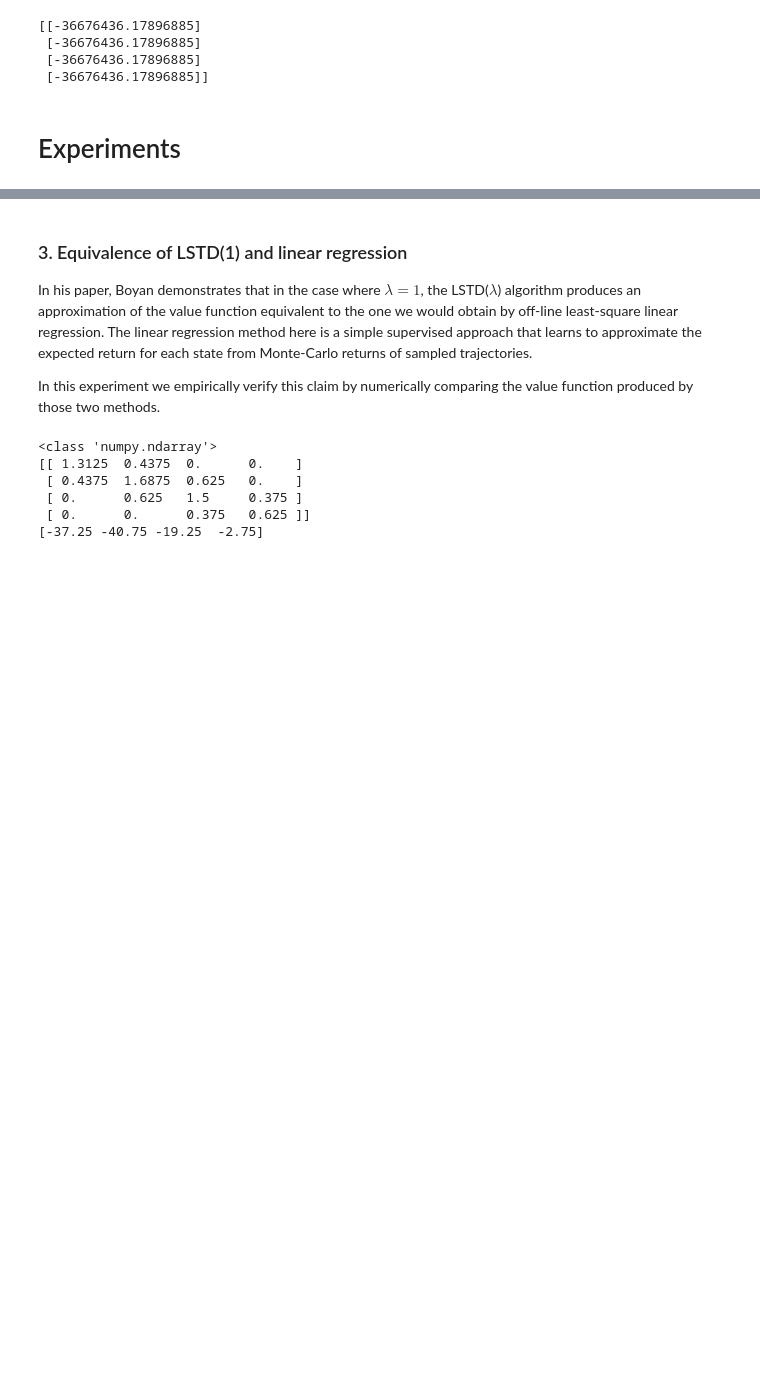
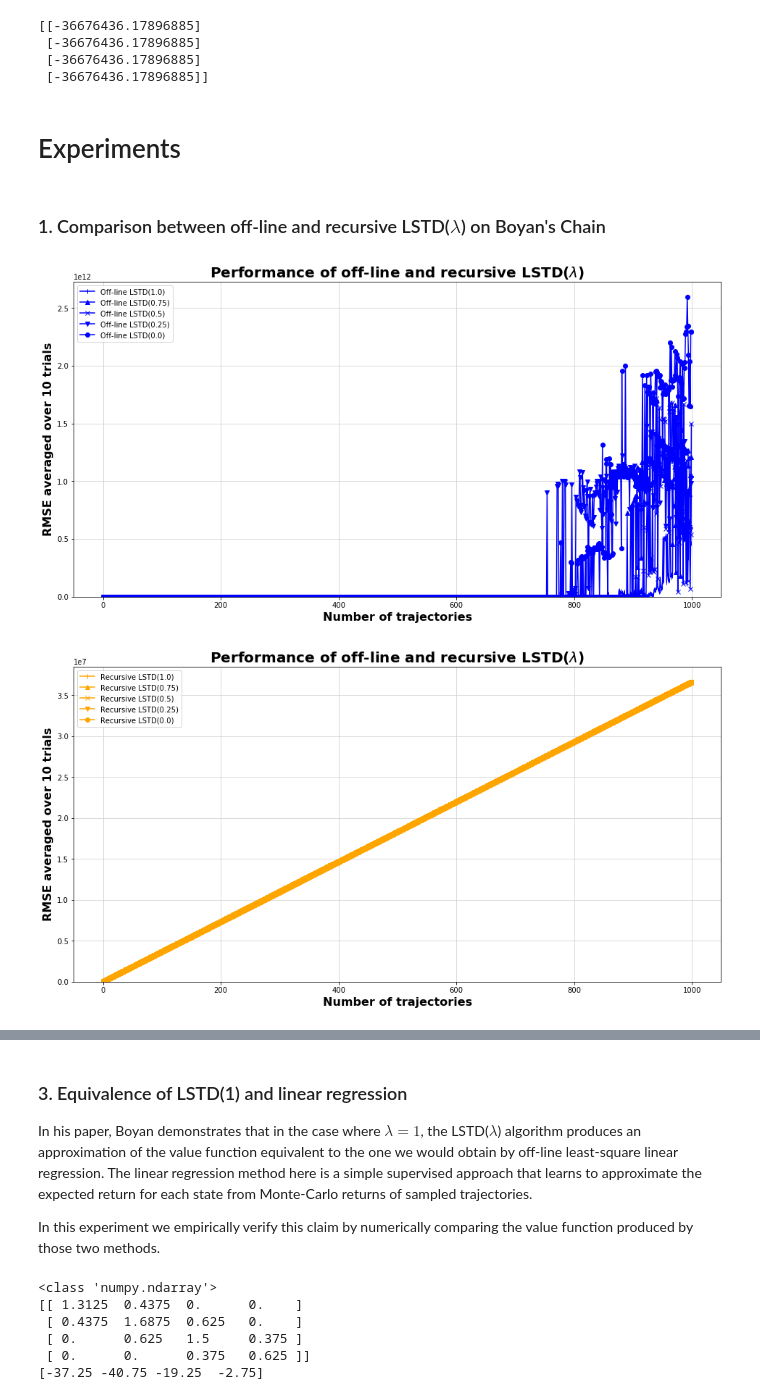
Before and after one commit to julienroy13/COMP767-assignments, a Jupyter notebook: Week4-FunctionApproximation/LSTD_lambda.ipynb, the cells around one changed output, grey strips where cells are left out. Saved outputs shown, nothing was run; the diff lists cells and outputs as text; code cells hidden in the pictures; blank space fills up the shorter version.

Commit message:
Made graphs for experiment on Boyan's chain

```diff
--- a/Week4-FunctionApproximation/LSTD_lambda.ipynb
+++ b/Week4-FunctionApproximation/LSTD_lambda.ipynb
@@ -219,12 +219,14 @@ Undiscounted Return : 500.56
 # an implementation of LSTD($\lambda$)
 # given: a simulaton model, featurizer, and $\lambda$.
 # output: vector $\beta$ so that $V^{\pi}(x) = \beta * \phi(x)
-def _lstd(_func, _featurizer, _gamma, _lambda):
+def _lstd(_func, _featurizer, _gamma, _lambda, n_trajectories):
     # set A = 0, b = 0, t = 0
     A, b, t = 0, 0, 0
 
+    beta = np.zeros(shape=(n_trajectories, 4))
+
     #
-    for n in range(1000):
+    for n in range(n_trajectories):
         _model = _func()
 
         # choose start state $x_t$
@@ -262,15 +264,17 @@ def _lstd(_func, _featurizer, _gamma, _lambda):
 
         # whenever padte coefficients are desired : set $\beta = A^{-1} \cdot b$ using SVD
         A_ = np.linalg.pinv(A)
-        beta = np.dot(A_, b)
+        beta[n, :] = np.squeeze(np.dot(A_, b))
 
     return beta
 # %%
-def _r_lstd(_func, _featurizer, _gamma, _lambda):
+def _r_lstd(_func, _featurizer, _gamma, _lambda, n_trajectories):
 
     theta, C, t = np.zeros([4,1]), 1000*np.ones([4, 4]), 0
 
-    for n in range(1000):
+    beta = np.zeros(shape=(n_trajectories, 4))
+
+    for n in range(n_trajectories):
         _model = _func()
 
         # choose start state $x_t$
@@ -307,7 +311,9 @@ def _r_lstd(_func, _featurizer, _gamma, _lambda):
             # set $t = t+1$
             t = t + 1
 
-    return theta
+        beta[n, :] = np.squeeze(theta)
+
+    return beta
 # %%
 # LSTD(lambda)
 res = _lstd(lambda : make_BoyanChain(BOYAN_CHAIN), lambda x: boyan_features[x].reshape([-1, 1]), 1., .4)
@@ -328,3 +334,64 @@ print(res)
  [-36676436.17896885]]
 # %% [markdown]
 # Experiments
+# %% [markdown]
+### 1. Comparison between off-line and recursive LSTD($\lambda$) on Boyan's Chain
+# %%
+n_trials = 10
+n_trajectories = 1000
+lambdas = [1., 0.75, 0.50, 0.25, 0.]
+markers = ["|", "^", "x", "v", "o"]
+
+beta_star = np.array([-24., -16., -8., 0.])
+plt.figure(figsize=(16, 8))
+
+# Run experiments for different lambda values for the off-line algorithm
+for lamda, marker in tqdm(zip(lambdas, markers)):
+
+    RMSE_offline = np.zeros(shape=(n_trials, n_trajectories))
+    for trial in range(n_trials):
+
+        # Run one experiment for n_trajectories
+        betas_offline = _lstd(lambda : make_BoyanChain(BOYAN_CHAIN), lambda x: boyan_features[x].reshape([-1, 1]), 1., .4, n_trajectories)
+
+        # Computes RMS error (with respect to optimal parameters beta_star)
+        RMSE_offline[trial] = np.sqrt(0.25 * np.sum((betas_offline - beta_star)**2, axis=1))
+
+    # Take average of RMSE over the 10 trials
+    avg_RMSE_offline = np.mean(RMSE_offline, axis=0)
+
+    # plot results
+    plt.plot(avg_RMSE_offline, label="Off-line LSTD({})".format(lamda), color='blue', marker=marker)
+
+# Finalize figure
+plt.title('Performance of off-line and recursive LSTD($\lambda$)', fontsize=20, fontweight='bold')
+plt.xlabel('Number of trajectories', fontsize=16, fontweight='bold')
+plt.ylabel('RMSE averaged over {0} trials'.format(n_trials), fontsize=16, fontweight='bold')
+plt.legend(loc="best")
+plt.grid(True, color="lightgrey")
+plt.ylim(bottom=0)
+
+plt.show()
+
+plt.figure(figsize=(16, 8))
+# Does exactly the same thing for the recursive algorithm
+for lamda, marker in tqdm(zip(lambdas, markers)):
+    RMSE_recursive = np.zeros(shape=(n_trials, n_trajectories))
+    for trial in range(n_trials):
+        betas_recursive = _r_lstd(lambda : make_BoyanChain(BOYAN_CHAIN), lambda x: boyan_features[x].reshape([-1, 1]), 1., .4, n_trajectories)
+        RMSE_recursive[trial] = np.sqrt(0.25 * np.sum((betas_recursive - beta_star)**2, axis=1))
+    avg_RMSE_recursive = np.mean(RMSE_recursive, axis=0)
+    plt.plot(avg_RMSE_recursive, label="Recursive LSTD({})".format(lamda), color='orange', marker=marker)
+
+# Finalize figure
+plt.title('Performance of off-line and recursive LSTD($\lambda$)', fontsize=20, fontweight='bold')
+plt.xlabel('Number of trajectories', fontsize=16, fontweight='bold')
+plt.ylabel('RMSE averaged over {0} trials'.format(n_trials), fontsize=16, fontweight='bold')
+plt.legend(loc="best")
+plt.grid(True, color="lightgrey")
+plt.ylim(bottom=0)
+
+plt.show()
+# %% [output]
+[figure, added]
+[figure, added]
```
Also changed, not shown: parts of 2 cells of this notebook.
